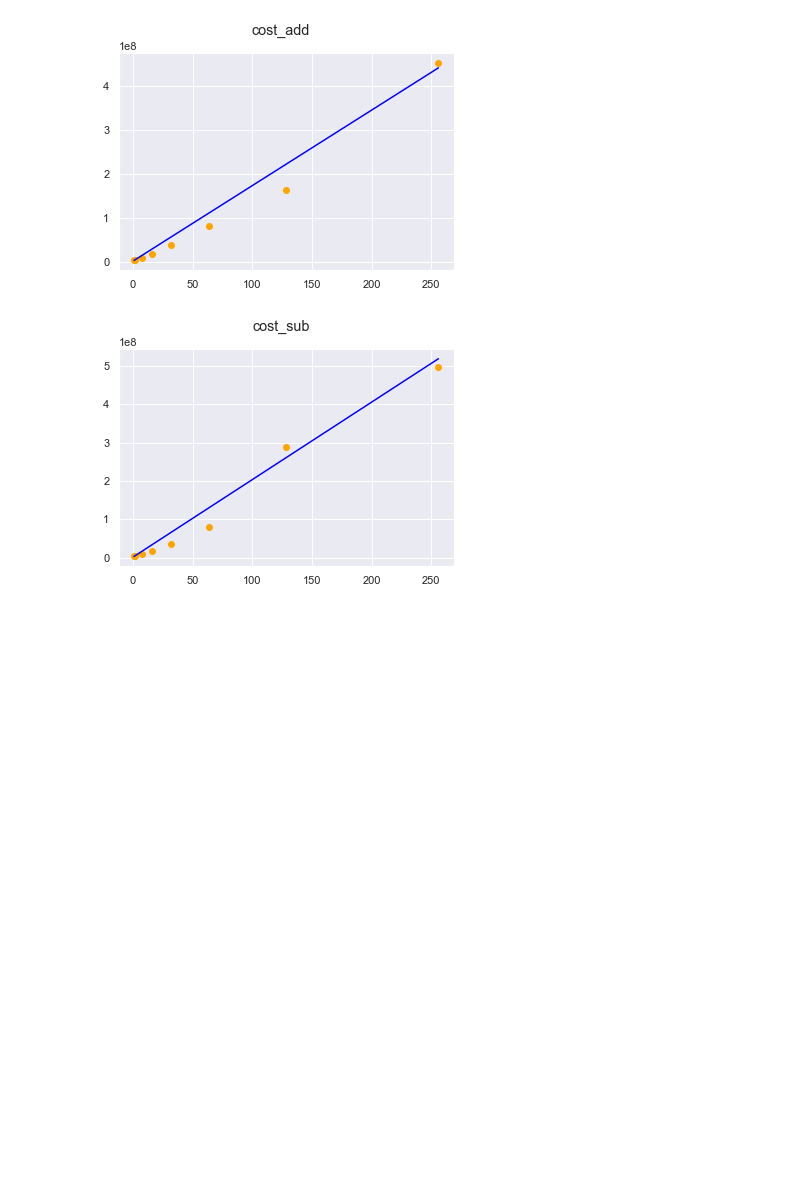
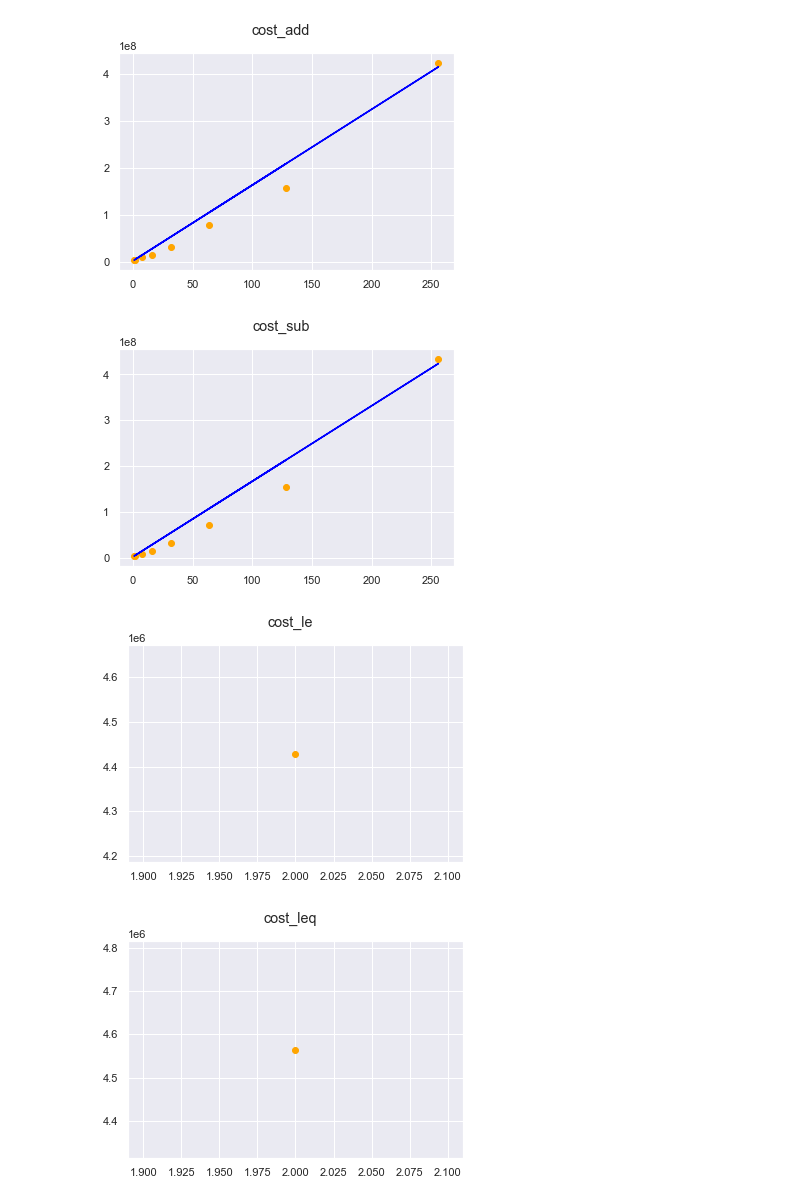
Before and after one commit to stacks-network/clarity-benchmarking, a Jupyter notebook: cost_estimator.ipynb, the cells around one changed output. Cells and saved outputs as stored; diff of their text form; code cells hidden in the pictures; blank space fills up the shorter version.

```diff
--- a/cost_estimator.ipynb
+++ b/cost_estimator.ipynb
@@ -12,16 +12,17 @@ sns.set_theme()
 paths = [f.path for f in os.scandir('target/criterion/') if f.is_dir()]
 paths.remove('target/criterion/report')
 
-input_sizes = [1, 2, 8, 16, 32, 64, 128, 256]
-
 report = {}
 
 for path in paths:
     path_end = path.split('/')[-1].split(' ')
     function_name = path_end[0]
 
-    for size in input_sizes:
-        with open(os.path.join(path, str(size), 'base', 'estimates.json'), 'r') as f:
+    size_paths = [f.path for f in os.scandir(path) if f.is_dir() and not f.path.endswith('report')]
+
+    for size_path in size_paths:
+        size = int(size_path.split('/')[-1])
+        with open(os.path.join(size_path, 'base', 'estimates.json'), 'r') as f:
             data = json.load(f)
 
             if function_name not in report:
@@ -45,13 +46,17 @@ df
 def estimate_params(df, name, transform = lambda x: x):
     X = df.index.values.reshape(-1, 1)
     Y = df[name].values.reshape(-1, 1)
+    X = X[np.logical_not(np.isnan(Y))].reshape(-1, 1)
+    Y = Y[np.logical_not(np.isnan(Y))]
     Y = transform(Y)
 
     linear_regressor = LinearRegression()
     linear_regressor.fit(X, Y)
     Y_pred = linear_regressor.predict(X)
 
-    b = max(Y[0] - linear_regressor.coef_, 0)
+    b = linear_regressor.intercept_
+    if b < 0:
+        b = max(Y[0] - linear_regressor.coef_, 0)
     a = linear_regressor.coef_
 
     return (a, b)
@@ -63,8 +68,10 @@ def nlogn(n):
     return n * np.log2(n)
 
 def plot(df, name, a, b):
+    Y = df[name].values.reshape(-1, 1)
     X = df.index.values.reshape(-1, 1)
-    Y = df[name].values.reshape(-1, 1)
+    X = X[np.logical_not(np.isnan(Y))]
+    Y = Y[np.logical_not(np.isnan(Y))]
 
     y_pred = a*X + b
 
@@ -80,10 +87,19 @@ def estimate_plot(df, fun_name, output):
 # %%
 output = pd.DataFrame(columns=["a", "b"])
 
 estimate_plot(df, 'cost_add', output)
 estimate_plot(df, 'cost_sub', output)
+estimate_plot(df, 'cost_le', output)
+estimate_plot(df, 'cost_leq', output)
+estimate_plot(df, 'cost_ge', output)
+estimate_plot(df, 'cost_geq', output)
+estimate_plot(df, 'cost_and', output)
+estimate_plot(df, 'cost_or', output)
+estimate_plot(df, 'cost_mod', output)
 
 output
 # %% [output]
-[figure, old version]
+[figure, new version]
-[figure, old version]
+[figure, new version]
+[figure, added]
+[figure, added]
```
Also changed, not shown: parts of 3 cells of this notebook, 4 other files.
